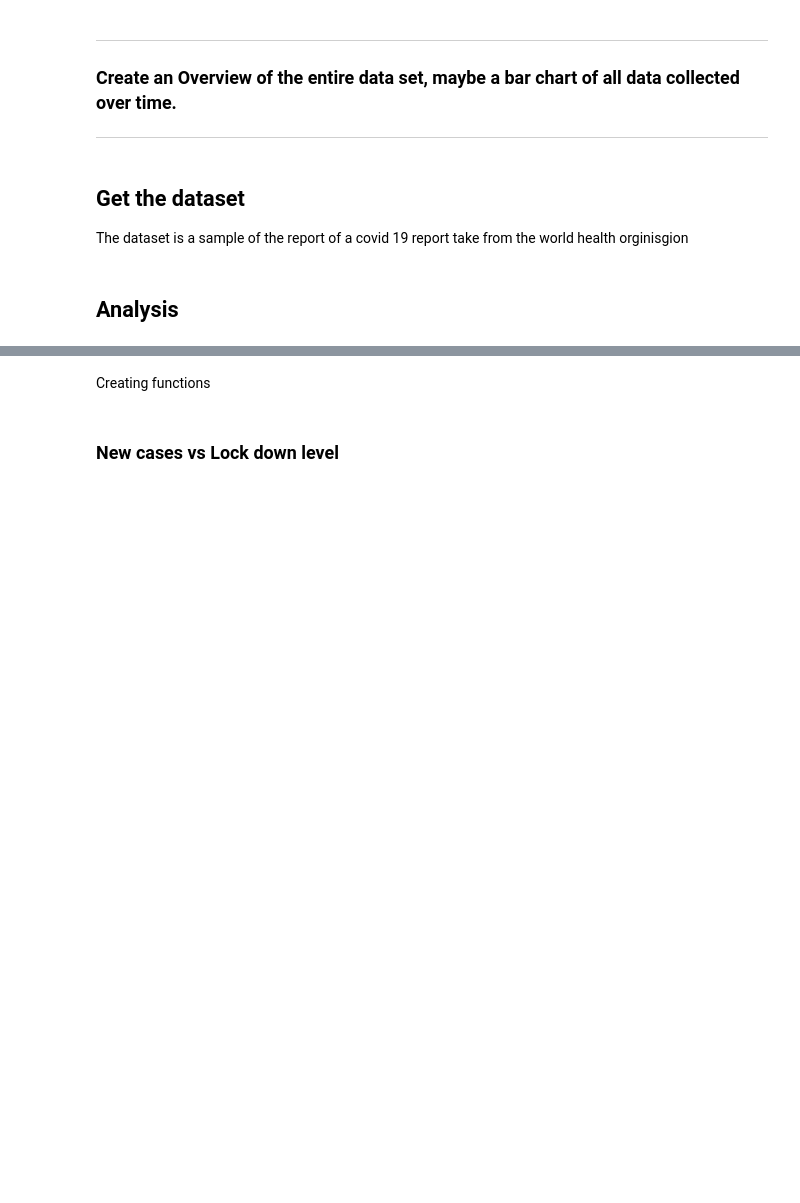
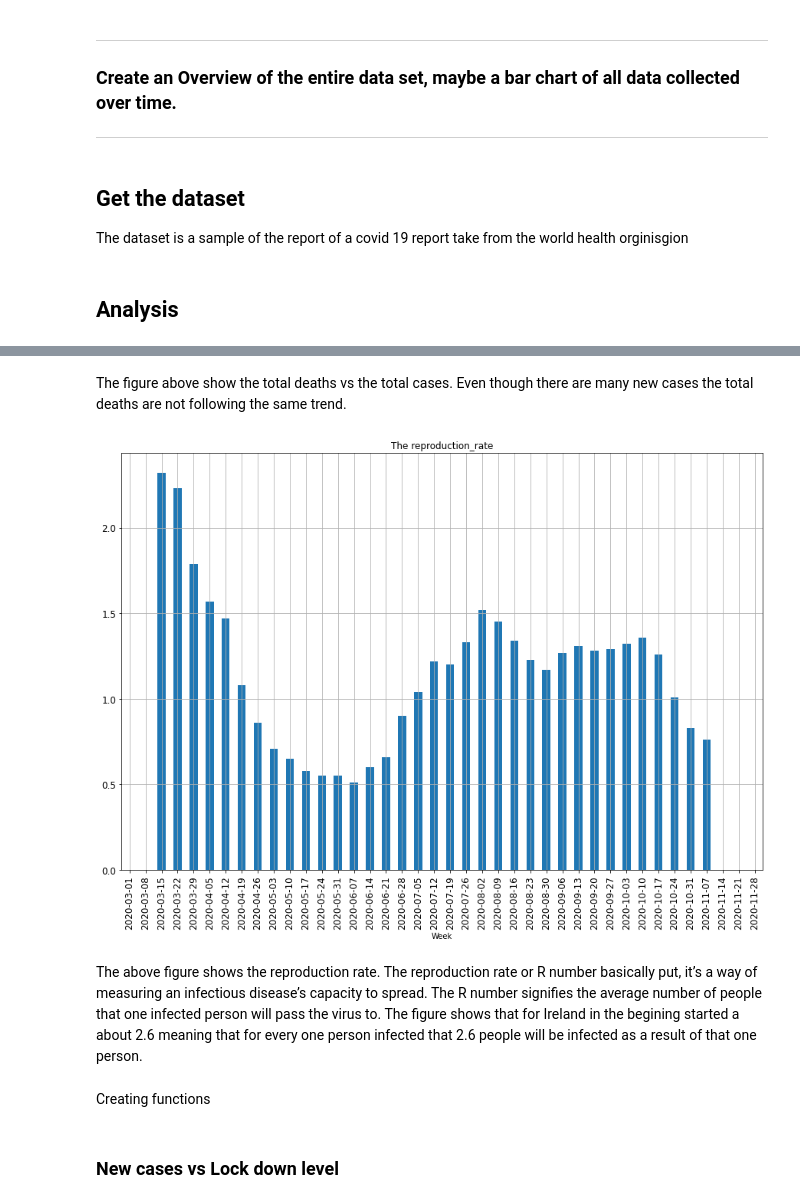
Before and after one commit to G00387859/programming-for-data-analysis-assignment, a Jupyter notebook: Project2020.ipynb, the cells around one changed output, grey strips where cells are left out. Saved outputs shown, nothing was run; the diff lists cells and outputs as text; code cells hidden in the pictures; blank space fills up the shorter version.

```diff
--- a/Project2020.ipynb
+++ b/Project2020.ipynb
@@ -29,3 +39,12 @@ df = df.fillna(0)
+# %% [markdown]
+The figure above show the total deaths vs the total cases. Even though there are many new cases the total deaths are not following the same trend.
+# %%
+tc= df['reproduction_rate']
+my_tcVsRr=tc.plot(kind='bar',figsize=(15,10),rot=90,fontsize=12,title="The reproduction_rate",grid=True)
+# %% [output]
+[figure, added]
+# %% [markdown]
+The above figure shows the reproduction rate. The reproduction rate or R number basically put, it’s a way of measuring an infectious disease’s capacity to spread. The R number signifies the average number of people that one infected person will pass the virus to. The figure shows that for Ireland in the begining started a about 2.6 meaning that for every one person infected that 2.6 people will be infected as a result of that one person.
 # %% [markdown]
 Creating functions
 # %%
```
Also changed, not shown: parts of 9 cells of this notebook.
